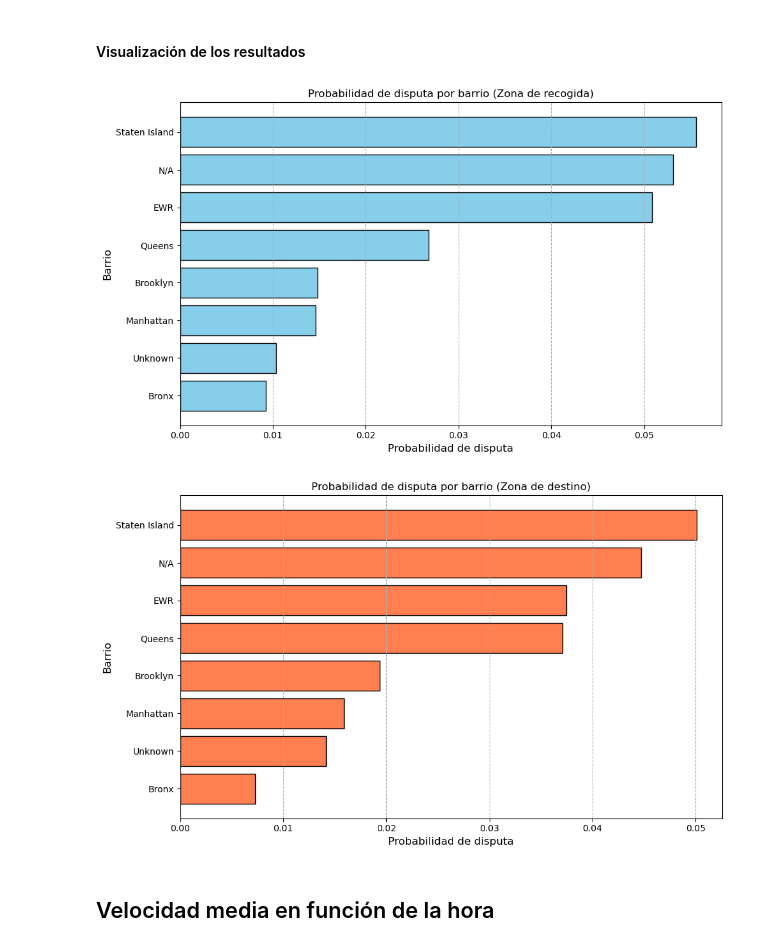
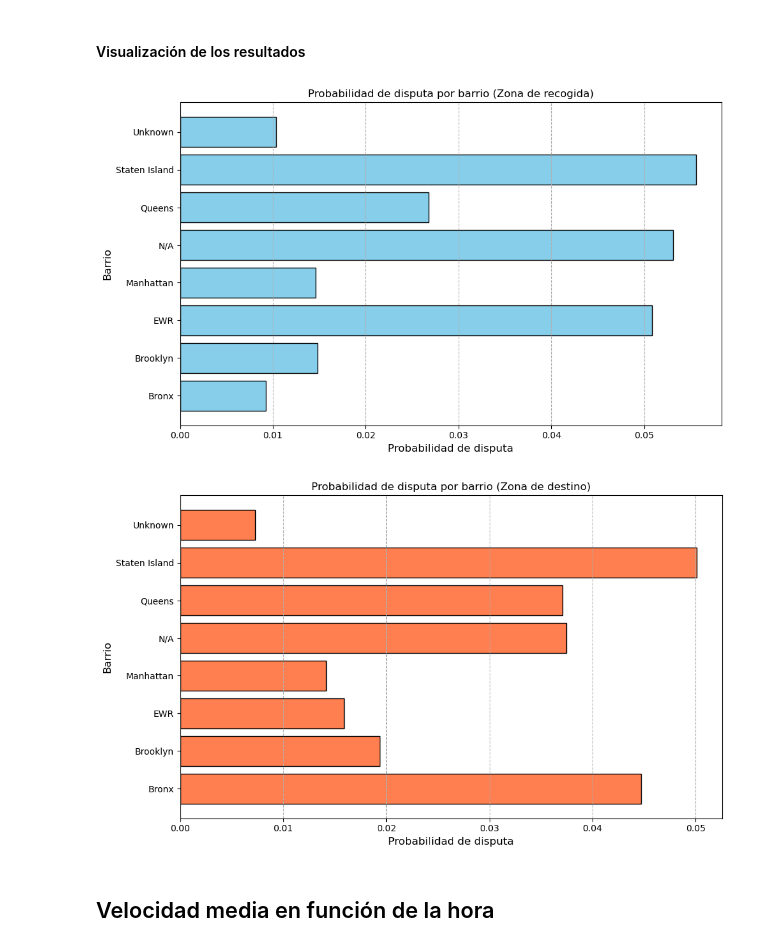
Before and after one commit to carlos-salinas/cap2026-yellowtrips, a Jupyter notebook: entrega.ipynb, the cells around one changed output. Cells and saved outputs as stored; diff of their text form; code cells hidden in the pictures.

```diff
--- a/entrega.ipynb
+++ b/entrega.ipynb
@@ -154,33 +169,31 @@ DOresult = combined.withColumn("Probability", combined["count"] / (combined["cou
 # %%
-PUdata = PUresult.collect()
-DOdata = DOresult.collect()
-
-x = [x["Borough"] for x in PUdata]
-PUy = [y["Probability"] for y in PUdata]
-DOy = [y["Probability"] for y in DOdata]
+x = list(sorted(x["Borough"] for x in PUdata))
+take_snd = lambda l : list(map(lambda x : x[1], l))
+PUy = take_snd(sorted((y["Borough"], y["Probability"]) for y in PUdata))
+DOy = take_snd(sorted((y["Borough"], y["Probability"]) for y in DOdata))
 
 # Gráfico 1: Pick Up
 plt.figure(figsize=(10, 6))
 plt.barh(x, PUy, color='skyblue', edgecolor='black')
 plt.ylabel("Barrio", fontsize=12)
 plt.xlabel("Probabilidad de disputa", fontsize=12)
 plt.title("Probabilidad de disputa por barrio (Zona de recogida)")
 plt.grid(axis='x', linestyle='--')
 plt.tight_layout()
 plt.show()
 
 # Gráfico 2: Drop Off
 plt.figure(figsize=(10, 6))
 plt.barh(x, DOy, color='coral', edgecolor='black')
 plt.ylabel("Barrio", fontsize=12)
 plt.xlabel("Probabilidad de disputa", fontsize=12)
 plt.title("Probabilidad de disputa por barrio (Zona de destino)")
 plt.grid(axis='x', linestyle='--')
 plt.tight_layout()
 plt.show()
 # %% [output]
-[figure, old version]
+[figure, new version]
-[figure, old version]
+[figure, new version]
 # %% [markdown]
 ## Velocidad media en función de la hora
 # %% [markdown]
```
Also changed, not shown: parts of 10 cells of this notebook, 1 other file.
